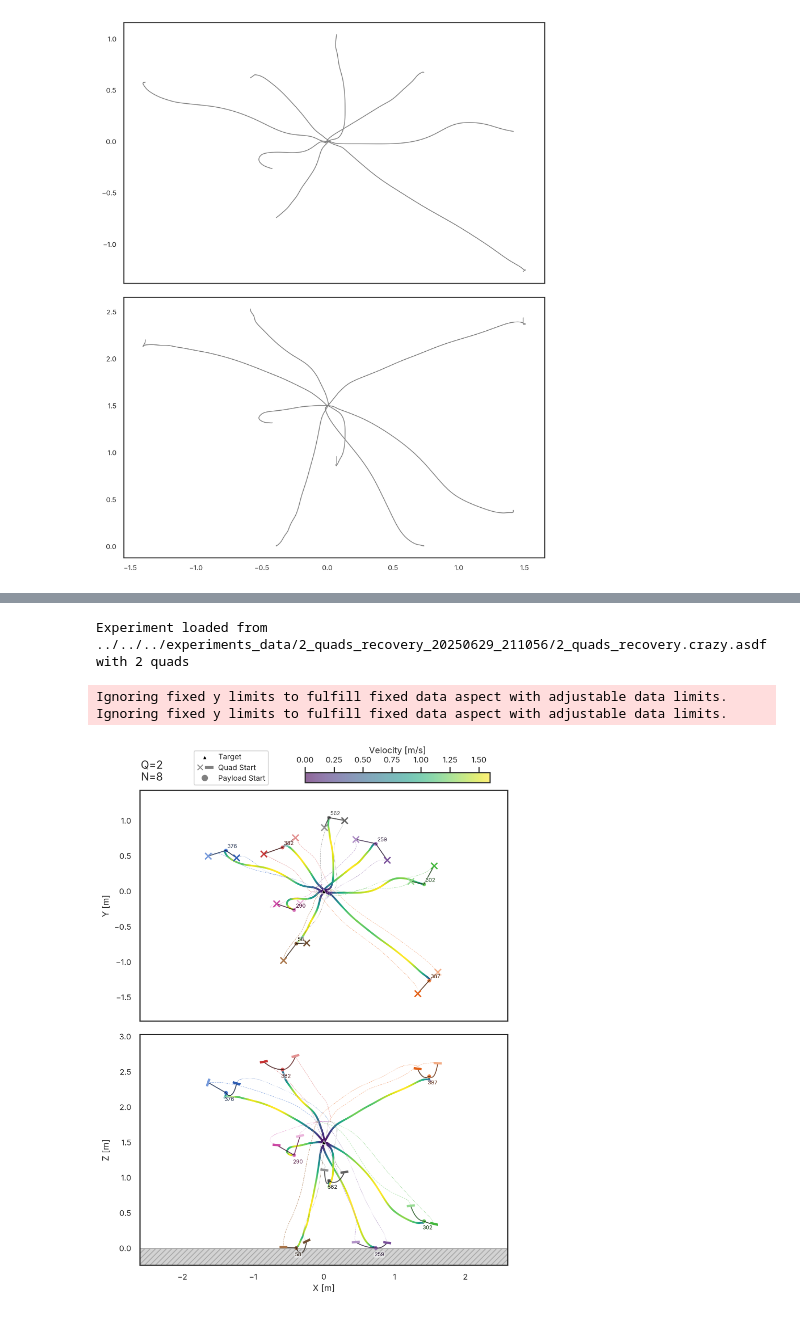
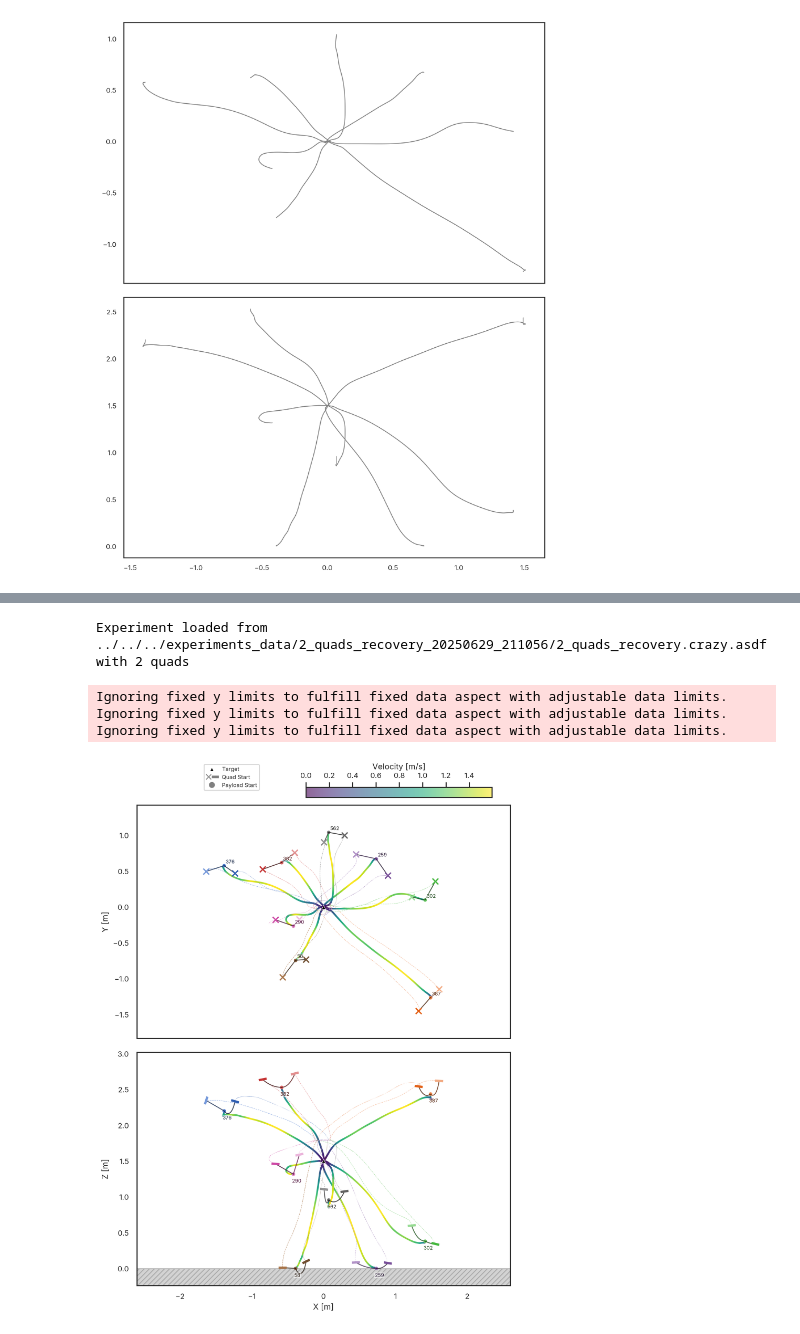
Before and after one commit to viktorlorentz/crazyMARL, a Jupyter notebook: crazymarl/experiments/plots/plot_baseline.ipynb, the cells around one changed output, grey strips where cells are left out. Saved outputs shown, nothing was run; the diff lists cells and outputs as text; code cells hidden in the pictures.

```diff
--- a/crazymarl/experiments/plots/plot_baseline.ipynb
+++ b/crazymarl/experiments/plots/plot_baseline.ipynb
@@ -2,6 +2,11 @@
 import seaborn as sns
 import os, sys
 import numpy as np
+import colorsys
+from matplotlib.patches import Rectangle
+from matplotlib.transforms import Affine2D
+from matplotlib.legend_handler import HandlerTuple
+from matplotlib.lines import Line2D
 sns.set_theme(style="white", palette="muted", font_scale=0.8)
 
 import mpl_fontkit as fk
@@ -17,11 +22,11 @@ import matplotlib.pyplot as plt
 
 
 # Set the default font size for all plots
-plt.rcParams['font.size'] = 10
+#plt.rcParams['font.size'] = 8
 
-textwidth = 6.32283  # inches from 455,24411 pt textwidth in the document
+textwidth = 2*3.4127#6.32283  # inches from 455,24411 pt textwidth in the document
 # set default figure width to textwidth
-plt.rcParams['figure.figsize'] = (textwidth, textwidth * 0.618)  # golden ratio
+#plt.rcParams['figure.figsize'] = (textwidth, textwidth * 0.618)  # golden ratio
 plt.rcParams['figure.dpi'] = 300  # high-quality output
 
 color_array = sns.color_palette("muted", 10)
@@ -750,7 +768,7 @@ def plot_xy_zx_plane(exp: Experiment,
         ax_xy.scatter(target[0], target[1], marker='^', color='black', s=20, label='Target', zorder=10, edgecolor='white',  linewidths=0.5)
         ax_zx.scatter(target[0], target[2], marker='^', color='black', s=20, label='Target', zorder=10, edgecolor='white',  linewidths=0.5)
 
-    fig.text(0.1, 1.01, f'Q={exp.num_quads}\nN={len(completed)}', fontsize=12, ha='left', va='bottom')
+    # fig.text(0.1, 1.01, f'Q={exp.num_quads}\nN={len(completed)}', fontsize=12, ha='left', va='bottom')
 
     # equal aspect & align
     for ax in (ax_xy, ax_zx):
@@ -778,34 +796,35 @@ def plot_xy_zx_plane(exp: Experiment,
                 handles.append(hi)
                 labels.append(li)
         if ax.legend_:
             ax.legend_.remove()
 
     # custom combined handle: quad start as cross + thick line
     quad_marker = Line2D([], [], marker='x', linestyle='None', color='gray')
     legend_line = Line2D([], [], linestyle='-', linewidth=3, color='gray', solid_capstyle='projecting')
     payload_marker = Line2D([], [], marker='o', linestyle='None', color='gray')
     handles.append((quad_marker, legend_line))
     labels.append('Quad Start')
     handles.append(payload_marker)
     labels.append('Payload Start')
 
     fig.legend(handles, labels,
                handler_map={tuple: HandlerTuple(ndivide=None)},
                loc='upper center', ncol=1, fontsize='small', bbox_to_anchor=(0.32, 1.08))
 
     return fig
 
 
 two_recovery_rl = Experiment('../../../experiments_data/2_quads_recovery_20250629_211056/2_quads_recovery.crazy.asdf')
 #two_recovery_rl = Experiment('../../../experiments_data/2_quads_recovery_20250706_190036/2_quads_recovery.crazy.asdf') #SEED 42
 
 
 two_rec = plot_xy_zx_plane(two_recovery_rl, runs=[376, 387, 302, 382,259, 58, 290, 562], show_quads=True, xlimits=(-2.6, 2.6),  color_info='velocity', show_run_id=True, reduce_quad_id=False, show_failed=True);
 # %% [output]
 Experiment loaded from ../../../experiments_data/2_quads_recovery_20250629_211056/2_quads_recovery.crazy.asdf with 2 quads
 Ignoring fixed y limits to fulfill fixed data aspect with adjustable data limits.
 Ignoring fixed y limits to fulfill fixed data aspect with adjustable data limits.
+Ignoring fixed y limits to fulfill fixed data aspect with adjustable data limits.
-[figure, old version]
+[figure, new version]
 # %%
 def final_dist_hist(exp):
     final_distance = np.linalg.norm(
```
Also changed, not shown: parts of 8 cells of this notebook, 32 other files.
